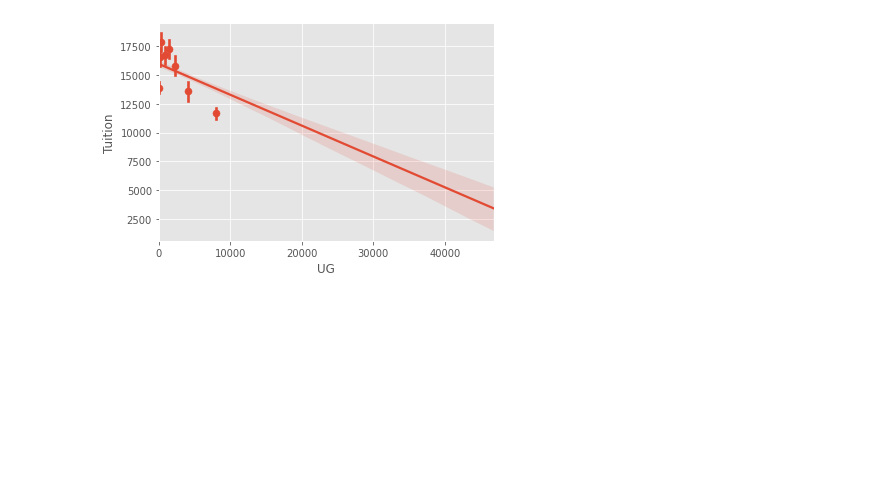
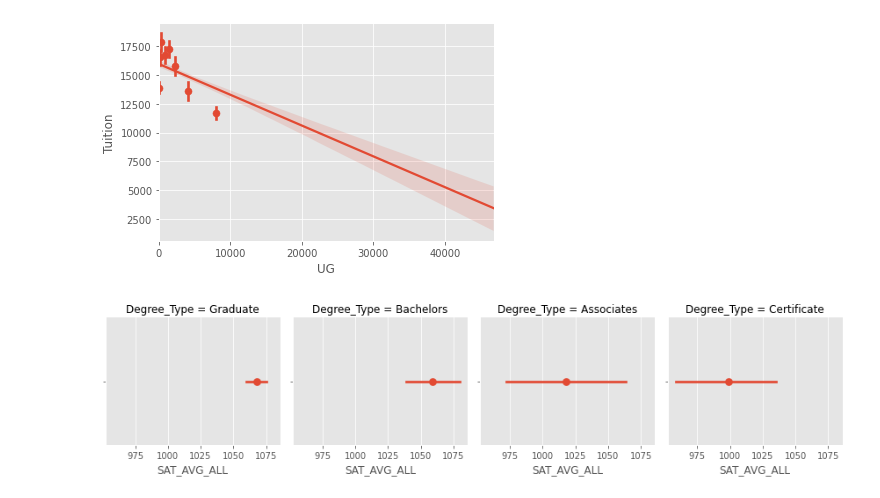
Before and after one commit to VictorOmondi1997/visualizing_UDoE_data, a Jupyter notebook: visualizing_UDoE_data.ipynb, the cells around one changed output. Cells and saved outputs as stored; diff of their text form; code cells hidden in the pictures; blank space fills up the shorter version.

```diff
--- a/visualizing_UDoE_data.ipynb
+++ b/visualizing_UDoE_data.ipynb
@@ -50,3 +54,9 @@ sns.regplot(data=df, x='UG', y='Tuition', x_bins=8)
 # %% [output]
 <matplotlib.axes._subplots.AxesSubplot at 0x...>
 [figure]
+# %%
+g= sns.FacetGrid(data=df, col='Degree_Type', col_order=['Graduate', 'Bachelors', 'Associates', 'Certificate'])
+g.map(sns.pointplot, 'SAT_AVG_ALL', order=[1,2,3,4])
+plt.show()
+# %% [output]
+[figure, added]
```
Also changed, not shown: parts of 11 cells of this notebook.
